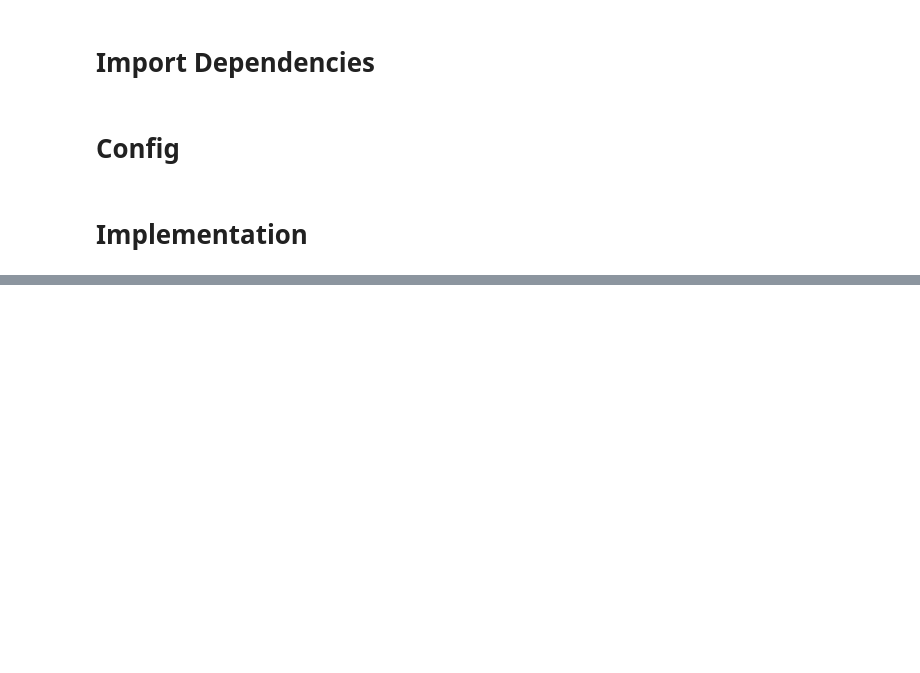
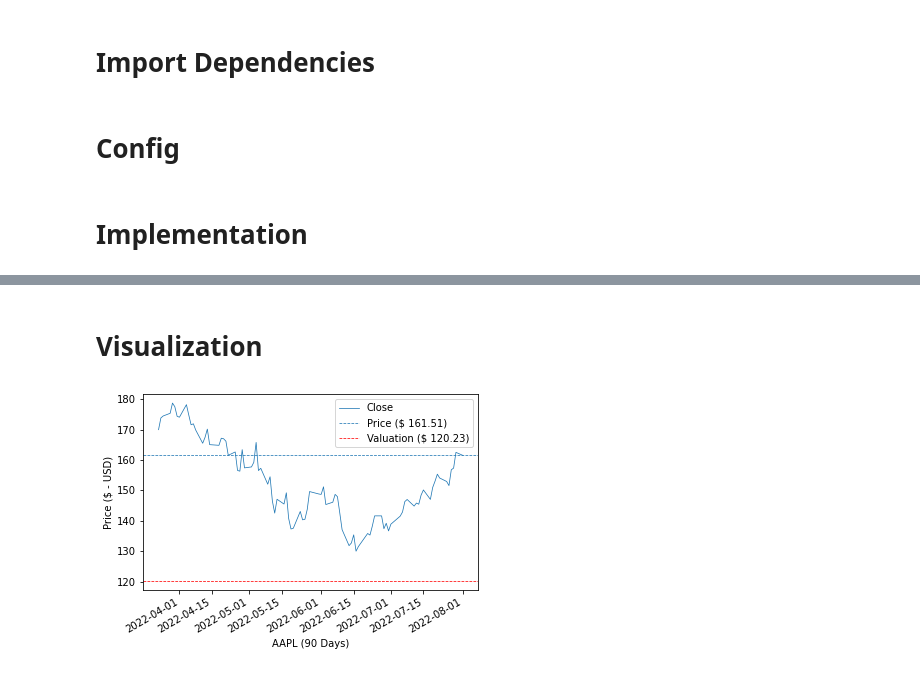
Before and after one commit to faGH/fa.intelligence.notebooks, a Jupyter notebook: labs/asset_valuation/finviz_asset_valuation.ipynb, the cells around one changed output, grey strips where cells are left out. Cells and saved outputs as stored; diff of their text form; code cells hidden in the pictures; blank space fills up the shorter version.

Commit message:
[DEV]: Refactoring of valuation of a symbol and adding visualization.

```diff
--- a/labs/asset_valuation/finviz_asset_valuation.ipynb
+++ b/labs/asset_valuation/finviz_asset_valuation.ipynb
@@ -36,3 +52,5 @@ asset_summary_url = f'https://finviz.com/quote.ashx?t={asset_code}'
+# %%
+symbol = 'AAPL'
 # %% [markdown]
 # Implementation
 # %%
@@ -52 +68,10 @@ asset_summary_html = get_html_page(url=asset_summary_url)
+# %%
+class ValuationResult(object):
+    def __init__(self,
+                 current_price: float,
+                 valuation_price: float):
+        self.current_price = current_price
+        self.valuation_price = valuation_price
+        self.absolute_current_v_valuation_delta = 1 - (min(valuation_price, current_price) / max(valuation_price, current_price))
+        self.is_overvalued = valuation_price < current_price
 # %%
@@ -97,0 +129,4 @@ Intrinsic Value: $ 120.98 vs. Current Price: $ 162.51
+# %%
+valuation = determine_intrinsic_value_for_symbol(symbol=symbol)
+
+vars(valuation)
@@ -97,0 +140,17 @@ Intrinsic Value: $ 120.98 vs. Current Price: $ 162.51
+# %% [markdown]
+# Visualization
+# %%
+ticker = yf.Ticker(symbol)
+hist = ticker.history(period="max")
+# %%
+with plt.rc_context({'lines.linewidth': 0.75}):
+    view_last_x_days = 90
+    data_to_visualize = hist[-view_last_x_days:].Close
+    plot = data_to_visualize.plot()
+    plot.set_xlabel(f'{symbol} ({view_last_x_days} Days)')
+    plot.set_ylabel('Price ($ - USD)')
+    current_price_line = plot.axhline(valuation.current_price, linestyle='--', label=f'Price ($ {round(valuation.current_price, 2)})')
+    current_valuation_line = plot.axhline(valuation.valuation_price, color=('r' if valuation.is_overvalued else 'g'), linestyle='--', label=f'Valuation ($ {round(valuation.valuation_price, 2)})')
+    plot.legend()
+# %% [output]
+[figure, added]
```
Also changed, not shown: parts of 9 cells of this notebook.
